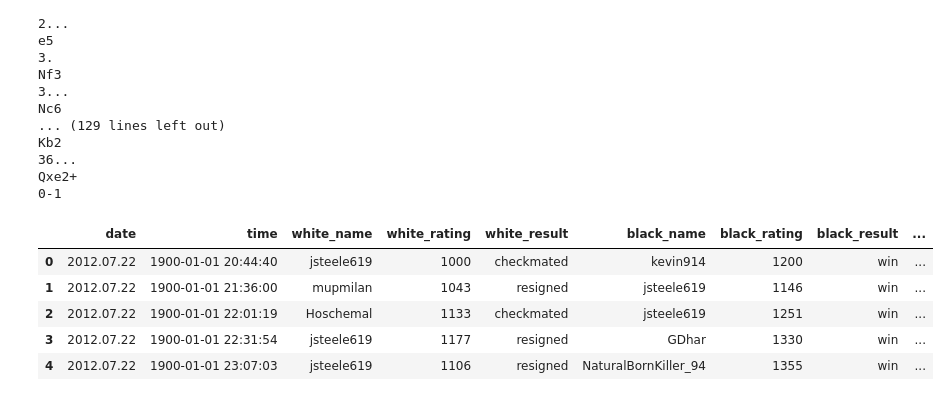
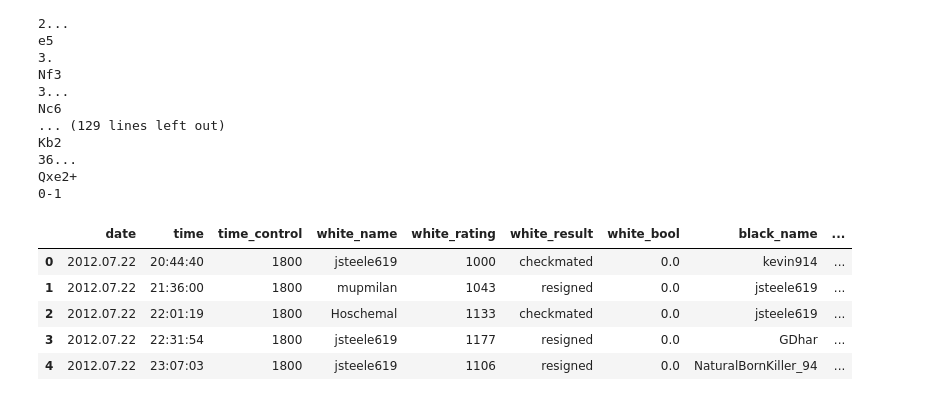
Before and after one commit to jsteele619/chess_scraping_project, a Jupyter notebook: creating_the_master_chess_df.ipynb, the cells around one changed output. Drawn from its saved outputs; the diff is of its cells as text; code cells hidden in the pictures.

```diff
--- a/creating_the_master_chess_df.ipynb
+++ b/creating_the_master_chess_df.ipynb
@@ -28,10 +37,10 @@ for archive in archives['archives']:
     total_games = requests.get(archive).json()
     all_the_games.append(total_games)
 # %%
-#Finding the number of games in each of archive (for later For Loop)
+#Finding the number of games in each of archive (needed for For Loop)
 number_games = []
 
-for x in range(101):
+for x in range(len(archives['archives'])):
     number = len(all_the_games[x]['games'])
     number_games.append(number)
 # %%
@@ -199,3 +226,16 @@ for y, z in zipper:
+# %%
+black_bool = []
+
+for x in range(len(white_result)):
+    if black_result[x] == "win":
+        y = 1
+        black_bool.append(y)
+    elif (black_result[x] == "resigned" or black_result[x] == "timeout" or black_result[x] == "checkmated" or black_result[x] == "abandoned"):
+        y = 0
+        black_bool.append(y)
+    else:
+        y = 0.5
+        black_bool.append(y)
 # %%
 #Example result of pgn_score (computer usable!)
 for pgn in pgn_score[12000]:
@@ -218,19 +258,37 @@ Kb2
 36...
 Qxe2+
 0-1
+# %%
+# Turning pgn into single string for SQL to parse
+
+pgn_string = []
+string1 = ""
+
+for x in range(len(pgn_score)):
+    string1 = ""
+    try:
+        pgn1 = pgn_score[x]
+
+        for pgn in pgn1:
+            string1 += pgn + " "
+
+        pgn_string.append(string1)
+
+    except:
+        pgn_string.append(None)
 # %%
 # Creating a master dataframe on the data I collected
-total_games_df = {"date": date, "time": time, "white_name": white_name, "white_rating": white_rating,
-                 "white_result": white_result, "black_name": black_name, "black_rating": black_rating,
-                 "black_result": black_result, "eco_code": eco_code, "eco_name": eco_name, "pgn_score": pgn_score, "url": url}
+total_games_df = {"date": date, "time": time, "time_control": time_control, "white_name": white_name, "white_rating": white_rating,
+                 "white_result": white_result, "white_bool": white_bool, "black_name": black_name, "black_rating": black_rating,
+                 "black_result": black_result, "black_bool": black_bool, "eco_code": eco_code, "eco_name": eco_name, "pgn_score": pgn_score, "pgn_string": pgn_string, "url": url}
 
 the_master_df = pd.DataFrame(total_games_df)
 the_master_df.head()
 # %% [output]
-|  | date | time | white_name | white_rating | white_result | black_name | black_rating | black_result | ... |
-| 0 | 2012.07.22 | 1900-01-01 20:44:40 | jsteele619 | 1000 | checkmated | kevin914 | 1200 | win | ... |
-| 1 | 2012.07.22 | 1900-01-01 21:36:00 | mupmilan | 1043 | resigned | jsteele619 | 1146 | win | ... |
-| 2 | 2012.07.22 | 1900-01-01 22:01:19 | Hoschemal | 1133 | checkmated | jsteele619 | 1251 | win | ... |
-| 3 | 2012.07.22 | 1900-01-01 22:31:54 | jsteele619 | 1177 | resigned | GDhar | 1330 | win | ... |
-| 4 | 2012.07.22 | 1900-01-01 23:07:03 | jsteele619 | 1106 | resigned | NaturalBornKiller_94 | 1355 | win | ... |
+|  | date | time | time_control | white_name | white_rating | white_result | white_bool | black_name | ... |
+| 0 | 2012.07.22 | 20:44:40 | 1800 | jsteele619 | 1000 | checkmated | 0.0 | kevin914 | ... |
+| 1 | 2012.07.22 | 21:36:00 | 1800 | mupmilan | 1043 | resigned | 0.0 | jsteele619 | ... |
+| 2 | 2012.07.22 | 22:01:19 | 1800 | Hoschemal | 1133 | checkmated | 0.0 | jsteele619 | ... |
+| 3 | 2012.07.22 | 22:31:54 | 1800 | jsteele619 | 1177 | resigned | 0.0 | GDhar | ... |
+| 4 | 2012.07.22 | 23:07:03 | 1800 | jsteele619 | 1106 | resigned | 0.0 | NaturalBornKiller_94 | ... |
 # %%
```
Also changed, not shown: parts of 22 cells of this notebook, 5 other files.
